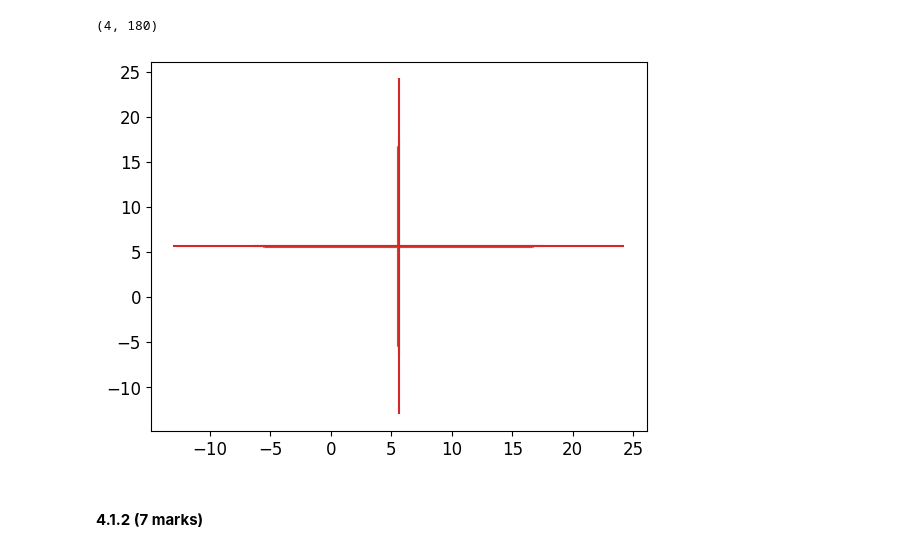
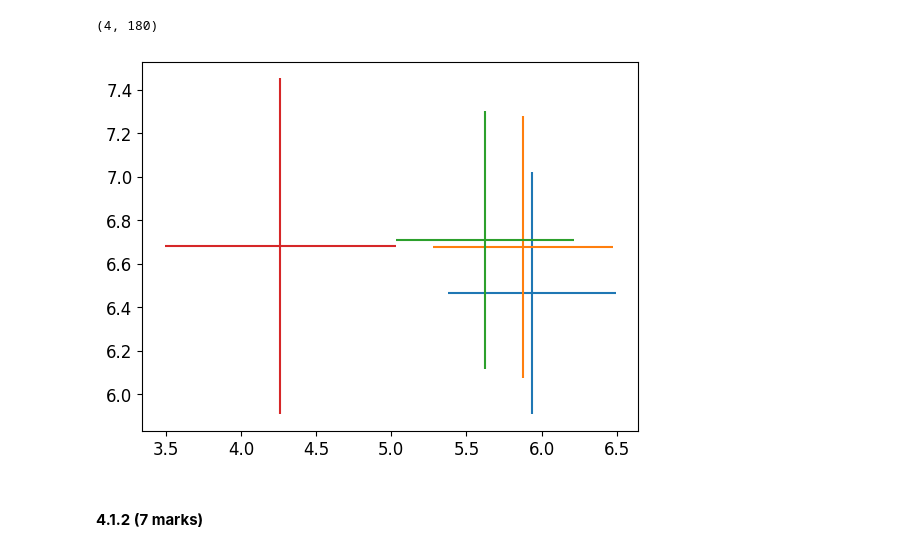
Before and after one commit to alisaklymchuk/data_science_math60026, a Jupyter notebook: 2024/CID_Coursework2_Part2.ipynb, the cells around one changed output. Saved outputs shown, nothing was run; the diff lists cells and outputs as text; code cells hidden in the pictures.

```diff
--- a/2024/CID_Coursework2_Part2.ipynb
+++ b/2024/CID_Coursework2_Part2.ipynb
@@ -572,8 +572,8 @@ def compute_mean_variance(n_classes, X, labels):
 
     for label in range(n_classes):
         X_c = X[labels == label] # <-- EDIT THIS LINE
-        mu[label] = np.mean(X_c) # <-- EDIT THIS LINE
-        sigma2[label] = np.std(X_c)**2 # <-- EDIT THIS LINE
+        mu[label] = np.mean(X_c, axis=0) # <-- EDIT THIS LINE
+        sigma2[label] = np.std(X_c, axis=0)**2 # <-- EDIT THIS LINE
 
     return mu, sigma2
 # %% [markdown]
@@ -599,7 +599,7 @@ def naive_gaussian_fit(n_classes, X, y):
     p = X.shape[1]
 
     # define prior
-    prior = np.array([np.mean(y==c) for c in np.unique(y)])
+    prior = np.ones(n_classes) / n_classes
  # <-- EDIT THIS LINE
 
     mu, sigma2 = compute_mean_variance(n_classes, X, y)
@@ -622,11 +622,11 @@ mu.shape
 # %%
 
 
 plt.figure()
 for i in range(len(mu)):
-    plt.errorbar(mu[i, 0], mu[i, 1], sigma[i, 0], sigma[i,0])
+    plt.errorbar(mu[i, 0], mu[i, 1], xerr=sigma[i, 0], yerr=sigma[i,0])
 # %% [output]
-[figure, old version]
+[figure, new version]
 # %% [markdown]
 #### **4.1.2 (7 marks)**
 # %% [markdown]
```
Also changed, not shown: parts of 4 cells of this notebook, 1 other file.
